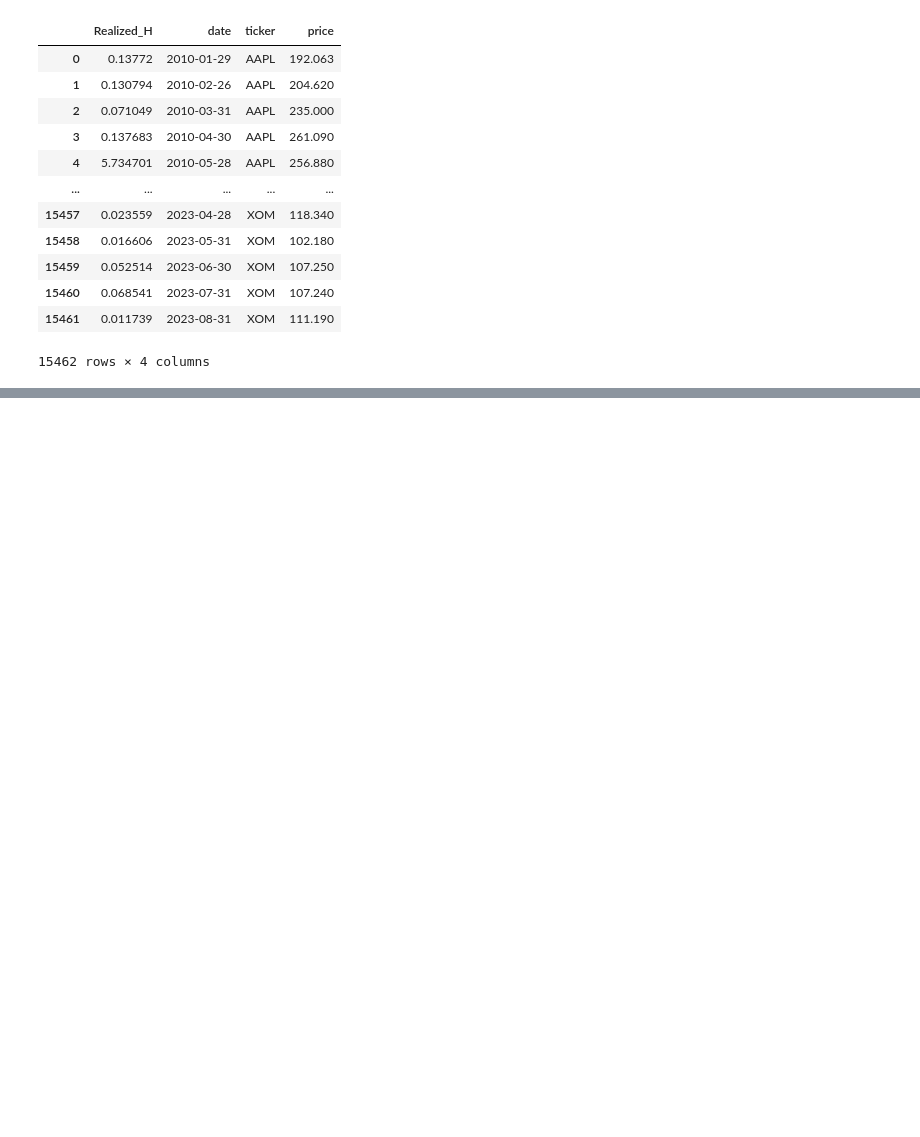
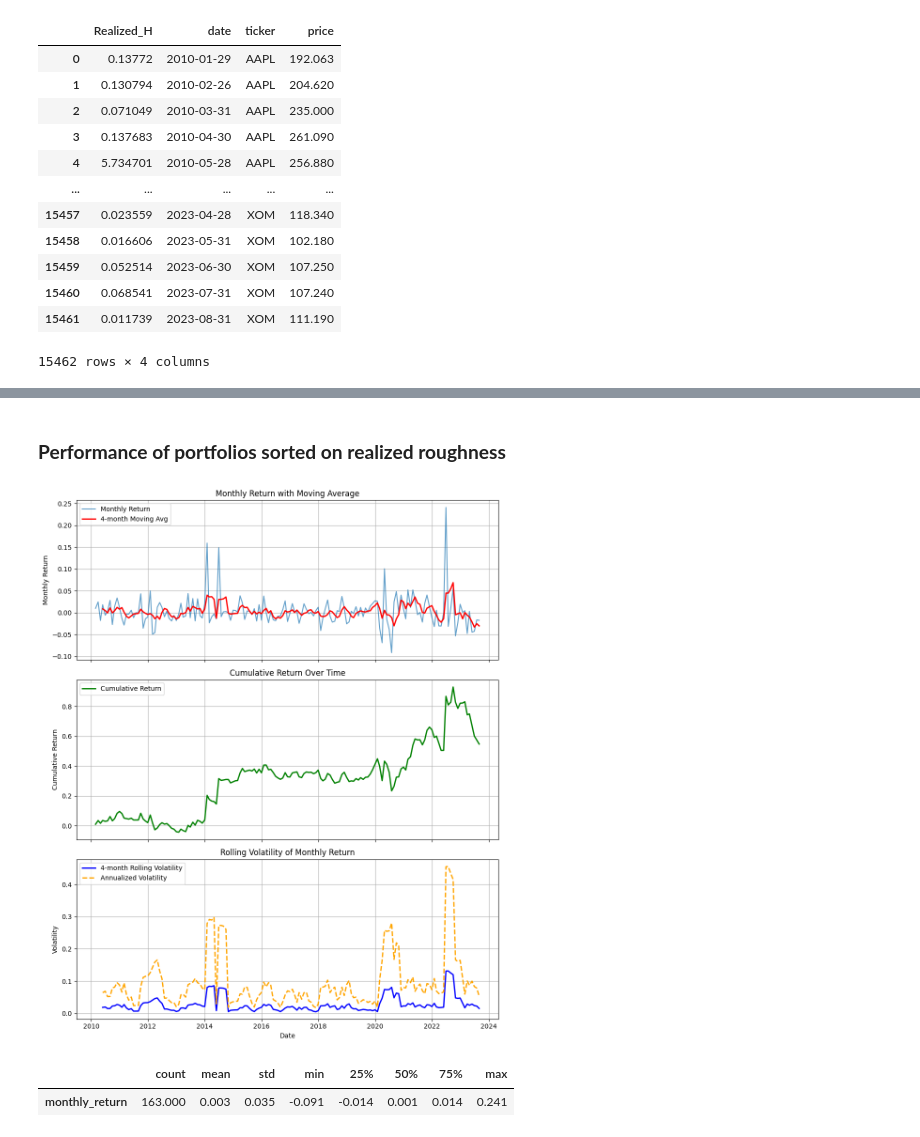
Before and after one commit to roshnx/buy-rough-sell-smooth, a Jupyter notebook: pitchbook_final.ipynb, the cells around one changed output, grey strips where cells are left out. Drawn from its saved outputs; the diff is of its cells as text; code cells hidden in the pictures; blank space fills up the shorter version.

```diff
--- a/pitchbook_final.ipynb
+++ b/pitchbook_final.ipynb
@@ -939,0 +1355,4 @@ Realized_H_Data.sort_values(['ticker','date']).set_index('date').to_csv('Realize
+# %%
+realised_h_df = pd.read_csv('Realized_H_Data.csv')
+realised_h_df.rename(columns={'Realized_H':'H_value'}, inplace=True)
+realised_h_df
@@ -939,0 +1469,17 @@ Realized_H_Data.sort_values(['ticker','date']).set_index('date').to_csv('Realize
+# %%
+def generate_signal(rank_val, long=5, short=1, strat="long/short"):
+    """
+    Example signal generator for demonstration.
+    Adjust as needed for your actual logic.
+    """
+    if strat == "long_only":
+        return 1 if rank_val == long else 0
+    elif strat == "short_only":
+        return -1 if rank_val == short else 0
+    else:  # long/short
+        if rank_val == long:
+            return 1
+        elif rank_val == short:
+            return -1
+        else:
+            return 0
@@ -939,0 +1570,11 @@ Realized_H_Data.sort_values(['ticker','date']).set_index('date').to_csv('Realize
+# %%
+realised_h_rank_df = rank_H_quintiles(realised_h_df)
+realised_h_positions, realised_h_strat_returns = trading_strategy(
+    realised_h_rank_df,
+    long=5,
+    short=1,
+    annual_short_borrow=0.02,      # e.g. 2% annual for short positions
+    trading_months_per_year=252,
+    strat = "long/short",
+)
+realised_h_strat_returns
@@ -939,0 +1828,8 @@ Realized_H_Data.sort_values(['ticker','date']).set_index('date').to_csv('Realize
+# %% [markdown]
+### **Performance of portfolios sorted on realized roughness**
+# %%
+plot_monthly_pnl(realised_h_strat_returns)
+# %% [output]
+[figure, added]
+|  | count | mean | std | min | 25% | 50% | 75% | max |
+| monthly_return | 163.000 | 0.003 | 0.035 | -0.091 | -0.014 | 0.001 | 0.014 | 0.241 |
```
Also changed, not shown: parts of 51 cells of this notebook.
